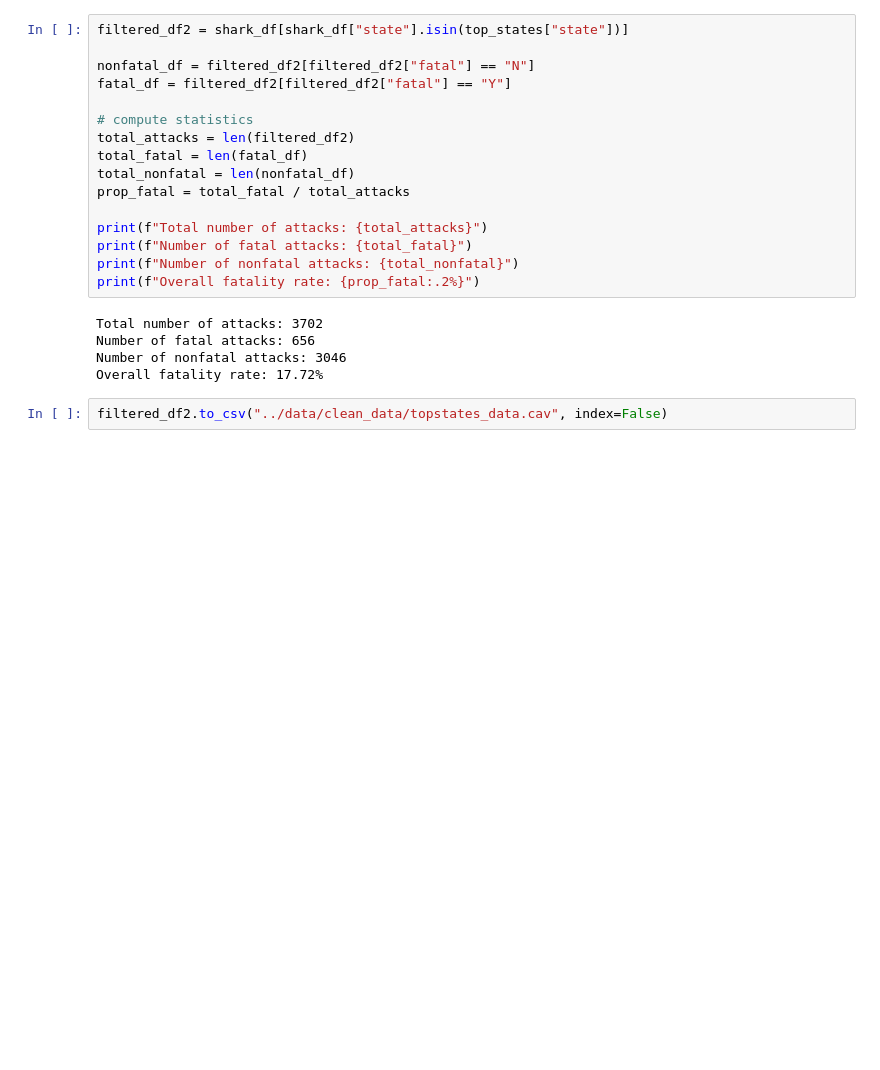
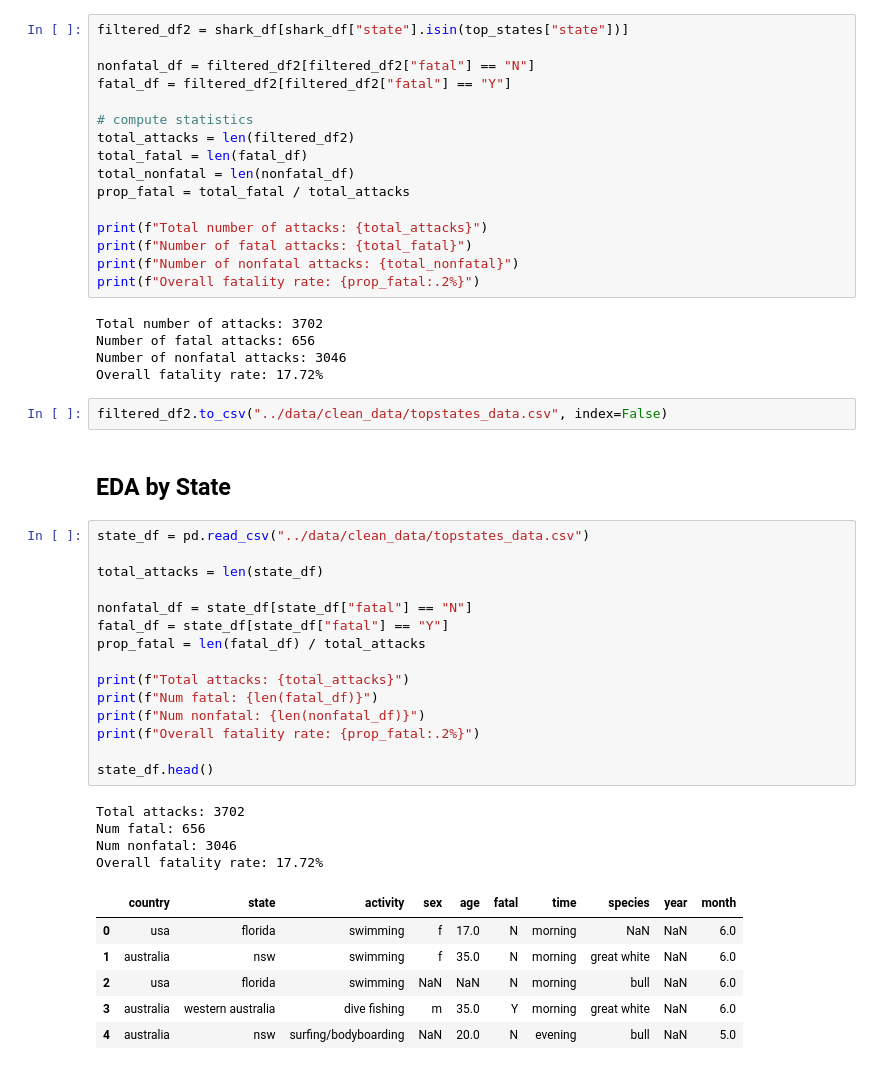
Before and after one commit to imalvarado/5650-final-project, a Jupyter notebook: code/location_eda.ipynb, the cells around one changed output. Saved outputs shown, nothing was run; the diff lists cells and outputs as text; blank space fills up the shorter version.

```diff
--- a/code/location_eda.ipynb
+++ b/code/location_eda.ipynb
@@ -127,4 +127,32 @@ Number of fatal attacks: 656
 Number of nonfatal attacks: 3046
 Overall fatality rate: 17.72%
 # %%
-filtered_df2.to_csv("../data/clean_data/topstates_data.cav", index=False)
+filtered_df2.to_csv("../data/clean_data/topstates_data.csv", index=False)
+# %% [markdown]
+## EDA by State
+# %%
+state_df = pd.read_csv("../data/clean_data/topstates_data.csv")
+
+total_attacks = len(state_df)
+
+nonfatal_df = state_df[state_df["fatal"] == "N"]
+fatal_df = state_df[state_df["fatal"] == "Y"]
+prop_fatal = len(fatal_df) / total_attacks
+
+print(f"Total attacks: {total_attacks}")
+print(f"Num fatal: {len(fatal_df)}")
+print(f"Num nonfatal: {len(nonfatal_df)}")
+print(f"Overall fatality rate: {prop_fatal:.2%}")
+
+state_df.head()
+# %% [output]
+Total attacks: 3702
+Num fatal: 656
+Num nonfatal: 3046
+Overall fatality rate: 17.72%
+|  | country | state | activity | sex | age | fatal | time | species | year | month |
+| 0 | usa | florida | swimming | f | 17.0 | N | morning | NaN | NaN | 6.0 |
+| 1 | australia | nsw | swimming | f | 35.0 | N | morning | great white | NaN | 6.0 |
+| 2 | usa | florida | swimming | NaN | NaN | N | morning | bull | NaN | 6.0 |
+| 3 | australia | western australia | dive fishing | m | 35.0 | Y | morning | great white | NaN | 6.0 |
+| 4 | australia | nsw | surfing/bodyboarding | NaN | 20.0 | N | evening | bull | NaN | 5.0 |
```
Also changed, not shown: parts of 2 cells of this notebook, 2 other files.
